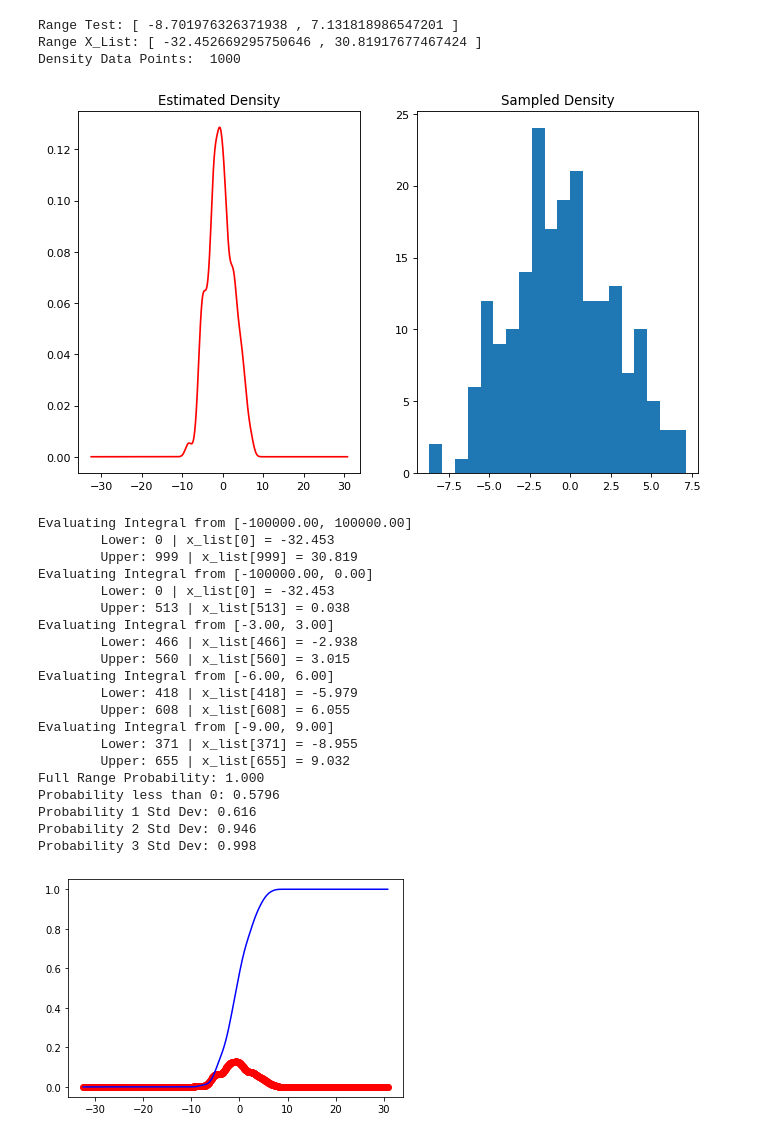
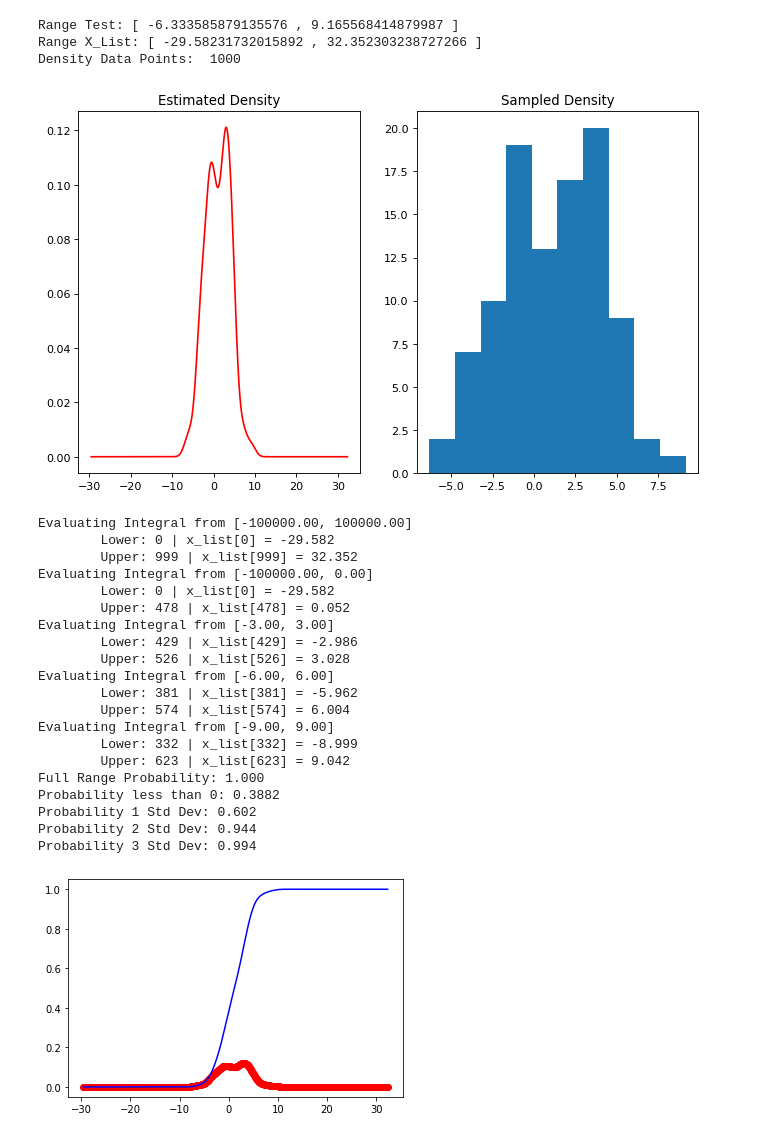
Before and after one commit to rankner7/FinTech, a Jupyter notebook: tools/distribution_practice.ipynb, the cells around one changed output. Saved outputs shown, nothing was run; the diff lists cells and outputs as text; code cells hidden in the pictures.

```diff
--- a/tools/distribution_practice.ipynb
+++ b/tools/distribution_practice.ipynb
@@ -7,7 +7,7 @@ from math import exp
 import matplotlib.pyplot as plt
 
 test = [-3, -2.5, 0, 1, 1.5, 1.7, 9, 10]
-test = np.random.normal(-0.5,3,200)
+test = np.random.normal(1,3,100)
 test.flatten()
 test.tolist()
 test.sort()
@@ -130,56 +130,56 @@ def gen_parzen_window(sample_list):
 
     return full_list
 
 
 
 plt.figure(num=None, figsize=(10, 6), dpi=80, facecolor='w')
 
 sub_plt = plt.subplot(1,2,1)
 density = gen_parzen_window(test)
 plt.plot(density[0], density[1], 'r')
 sub_plt.title.set_text("Estimated Density")
 print("Density Data Points: ", len(density[0]))
 
 sub_plt = plt.subplot(1,2,2)
 plt.hist(test, bins = (int(len(test)/10)))
 sub_plt.title.set_text("Sampled Density")
 plt.show()
 
 full_range_prob = get_probability(-100000, 100000, density)
 zero_prob = get_probability(-100000, 0, density)
 one_std_dev = get_probability(-3, 3, density)
 two_std_dev = get_probability(-6, 6, density)
 three_std_dev = get_probability(-9, 9, density)
 print("Full Range Probability: %.3f"%(full_range_prob))
 print("Probability less than 0: %.4f"%(zero_prob/full_range_prob))
 print("Probability 1 Std Dev: %.3f"%(one_std_dev/full_range_prob))
 print("Probability 2 Std Dev: %.3f"%(two_std_dev/full_range_prob))
 print("Probability 3 Std Dev: %.3f"%(three_std_dev/full_range_prob))
 # %% [output]
-Range Test: [ -8.701976326371938 , 7.131818986547201 ]
-Range X_List: [ -32.452669295750646 , 30.81917677467424 ]
+Range Test: [ -6.333585879135576 , 9.165568414879987 ]
+Range X_List: [ -29.58231732015892 , 32.352303238727266 ]
 Density Data Points:  1000
-[figure, old version]
+[figure, new version]
 Evaluating Integral from [-100000.00, 100000.00]
-        Lower: 0 | x_list[0] = -32.453
-        Upper: 999 | x_list[999] = 30.819
+        Lower: 0 | x_list[0] = -29.582
+        Upper: 999 | x_list[999] = 32.352
 Evaluating Integral from [-100000.00, 0.00]
-        Lower: 0 | x_list[0] = -32.453
-        Upper: 513 | x_list[513] = 0.038
+        Lower: 0 | x_list[0] = -29.582
+        Upper: 478 | x_list[478] = 0.052
 Evaluating Integral from [-3.00, 3.00]
-        Lower: 466 | x_list[466] = -2.938
-        Upper: 560 | x_list[560] = 3.015
+        Lower: 429 | x_list[429] = -2.986
+        Upper: 526 | x_list[526] = 3.028
 Evaluating Integral from [-6.00, 6.00]
-        Lower: 418 | x_list[418] = -5.979
-        Upper: 608 | x_list[608] = 6.055
+        Lower: 381 | x_list[381] = -5.962
+        Upper: 574 | x_list[574] = 6.004
 Evaluating Integral from [-9.00, 9.00]
-        Lower: 371 | x_list[371] = -8.955
-        Upper: 655 | x_list[655] = 9.032
+        Lower: 332 | x_list[332] = -8.999
+        Upper: 623 | x_list[623] = 9.042
 Full Range Probability: 1.000
-Probability less than 0: 0.5796
-Probability 1 Std Dev: 0.616
-Probability 2 Std Dev: 0.946
-Probability 3 Std Dev: 0.998
+Probability less than 0: 0.3882
+Probability 1 Std Dev: 0.602
+Probability 2 Std Dev: 0.944
+Probability 3 Std Dev: 0.994
 # %%
 def generate_cdf(density_est):
     try:
@@ -203,7 +203,7 @@ density_cdf = generate_cdf(density)
 plt.plot(density[0], density[1], 'ro', density_cdf[0], density_cdf[1], 'b')
 plt.show()
 # %% [output]
-[figure, old version]
+[figure, new version]
 # %%
 def quick_search(val, search_list):
     #Sorted List search for equivalent probability
```
Also changed, not shown: parts of 2 cells of this notebook, 5 other files.
